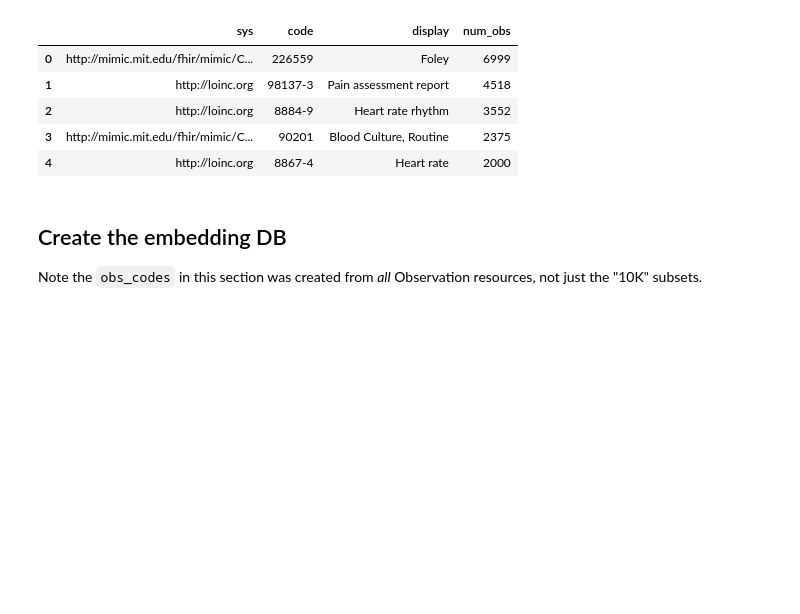
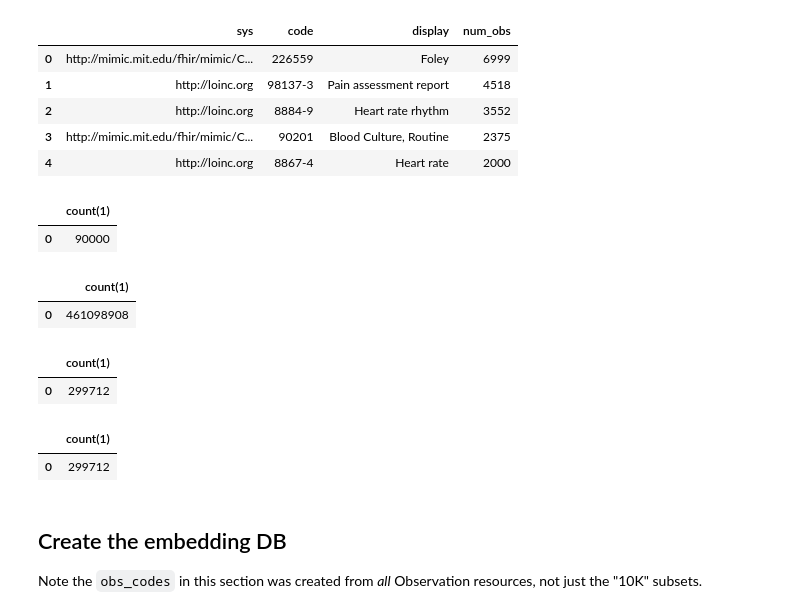
Before and after one commit to google/fhir-data-pipes, a Jupyter notebook: query/code_embedding.ipynb, the cells around one changed output. Drawn from its saved outputs; the diff is of its cells as text; code cells hidden in the pictures; blank space fills up the shorter version.

```diff
--- a/query/code_embedding.ipynb
+++ b/query/code_embedding.ipynb
@@ -246,6 +278,38 @@ obs_codes.head()
 | 2 | http://loinc.org | 8884-9 | Heart rate rhythm | 3552 |
 | 3 | http://mimic.mit.edu/fhir/mimic/C... | 90201 | Blood Culture, Routine | 2375 |
 | 4 | http://loinc.org | 8867-4 | Heart rate | 2000 |
+# %%
+pd.read_sql_query(
+    sql="SELECT COUNT(*) FROM observation;",
+    con=spark_query_engine,
+)
+# %% [output]
+|  | count(1) |
+| 0 | 90000 |
+# %%
+pd.read_sql_query(
+    sql="SELECT COUNT(*) FROM observation_mimic;",
+    con=spark_query_engine,
+)
+# %% [output]
+|  | count(1) |
+| 0 | 461098908 |
+# %%
+pd.read_sql_query(
+    sql="SELECT COUNT(*) FROM patient;",
+    con=spark_query_engine,
+)
+# %% [output]
+|  | count(1) |
+| 0 | 299712 |
+# %%
+pd.read_sql_query(
+    sql="SELECT COUNT(*) FROM patient_mimic;",
+    con=spark_query_engine,
+)
+# %% [output]
+|  | count(1) |
+| 0 | 299712 |
 # %% [markdown]
 ## Create the embedding DB
 Note the `obs_codes` in this section was created from _all_ Observation resources,
```
Also changed, not shown: parts of 15 cells of this notebook.
